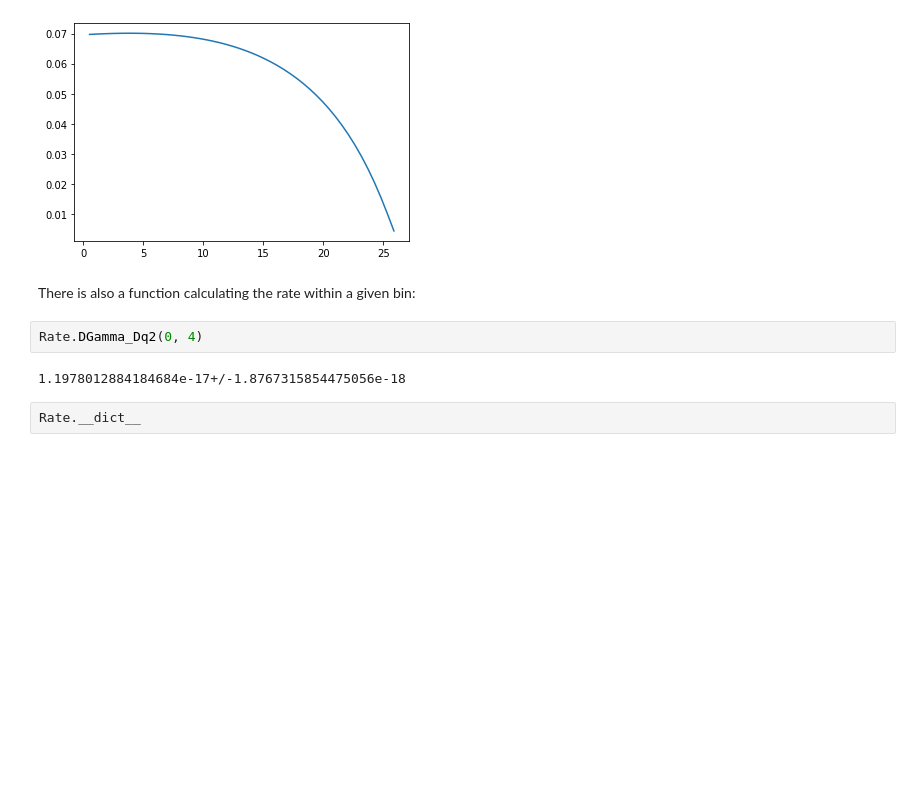
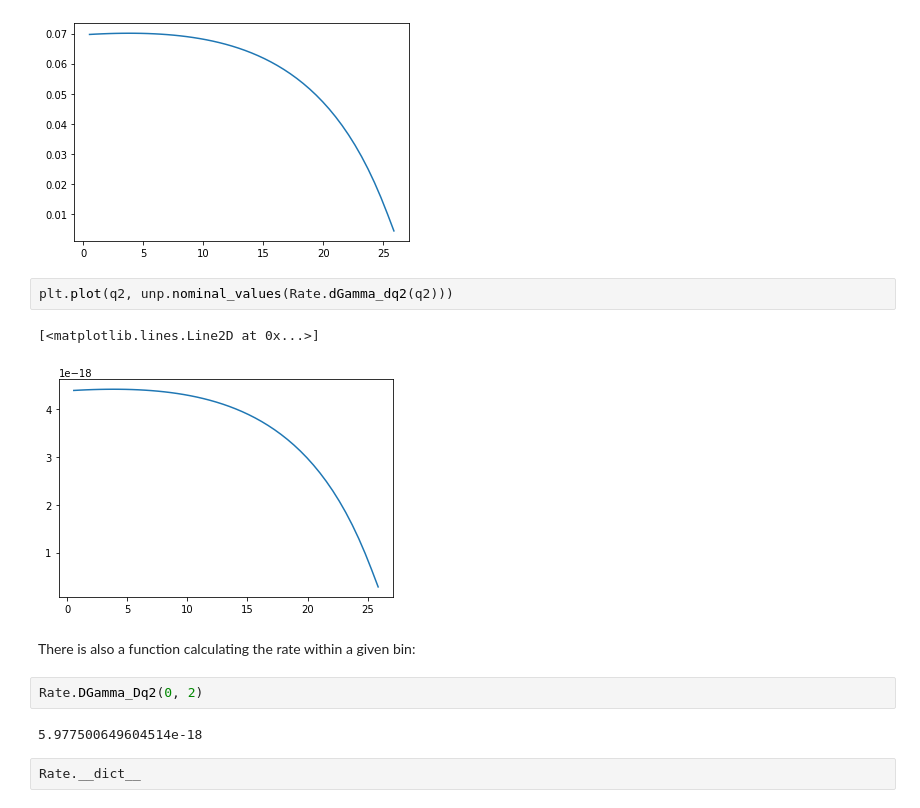
Before and after one commit to MarkusPrim/eFFORT2, a Jupyter notebook: effort2/examples/BToPi.ipynb, the cells around one changed output. Drawn from its saved outputs; the diff is of its cells as text; blank space fills up the shorter version.

```diff
--- a/effort2/examples/BToPi.ipynb
+++ b/effort2/examples/BToPi.ipynb
@@ -71,12 +79,17 @@ plt.plot(q2, unp.nominal_values(Rate.dGamma_dq2(q2) / Rate.Gamma()))
 # %% [output]
 [<matplotlib.lines.Line2D at 0x...>]
 [figure]
+# %%
+plt.plot(q2, unp.nominal_values(Rate.dGamma_dq2(q2)))
+# %% [output]
+[<matplotlib.lines.Line2D at 0x...>]
+[figure, added]
 # %% [markdown]
 There is also a function calculating the rate within a given bin:
 # %%
-Rate.DGamma_Dq2(0, 4)
+Rate.DGamma_Dq2(0, 2)
 # %% [output]
-1.1978012884184684e-17+/-1.8767315854475056e-18
+5.977500649604514e-18
 # %%
 Rate.__dict__
 # %% [output]
```
Also changed, not shown: parts of 5 cells of this notebook.
